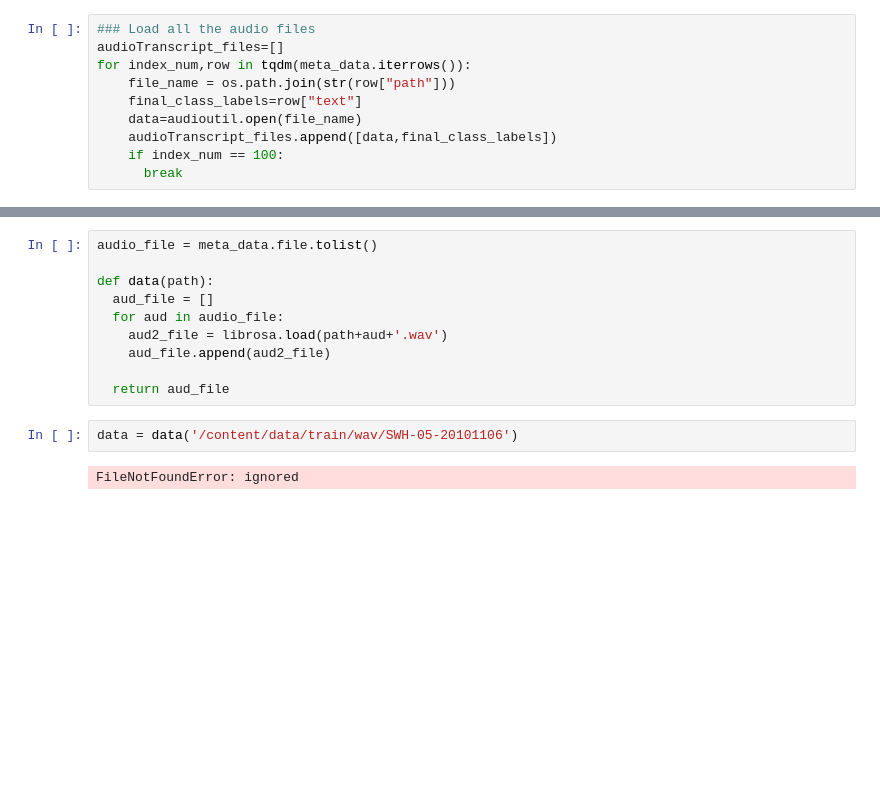
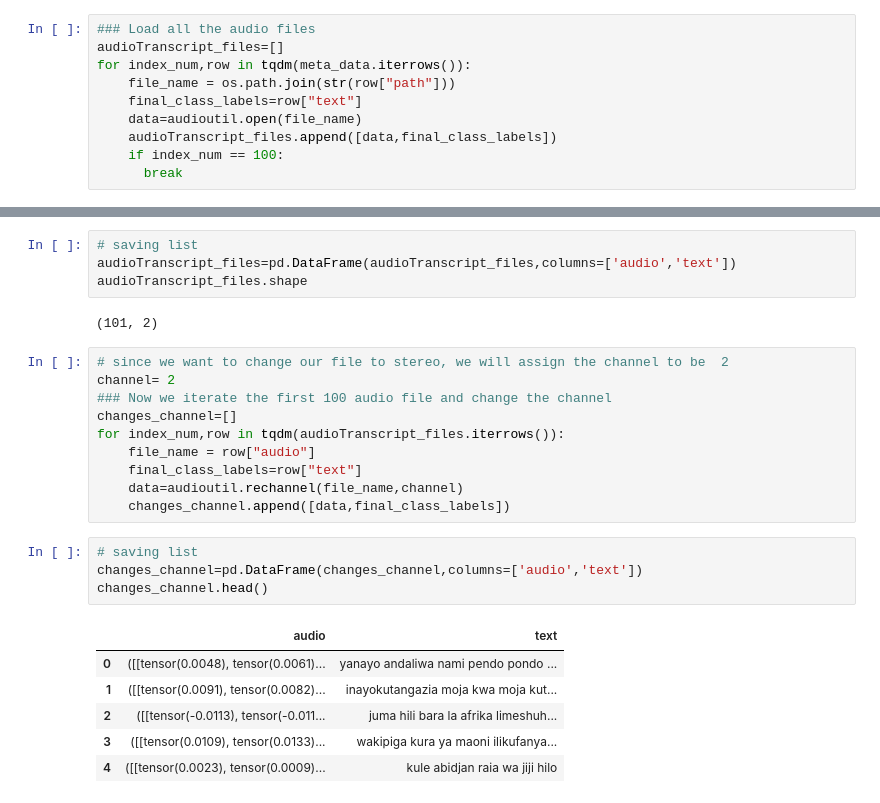
Before and after one commit to nebasam/Week-4, a Jupyter notebook: data_preprocessing.ipynb, the cells around one changed output, grey strips where cells are left out. Drawn from its saved outputs; the diff is of its cells as text; blank space fills up the shorter version.

```diff
--- a/data_preprocessing.ipynb
+++ b/data_preprocessing.ipynb
@@ -223,14 +226,27 @@ RuntimeError: ignored
-# %%
-audio_file = meta_data.file.tolist()
-
-def data(path):
-  aud_file = []
-  for aud in audio_file:
-    aud2_file = librosa.load(path+aud+'.wav')
-    aud_file.append(aud2_file)
-
-  return aud_file
-# %%
-data = data('/content/data/train/wav/SWH-05-20101106')
-# %% [output]
-FileNotFoundError: ignored
+# %%
+# saving list
+audioTranscript_files=pd.DataFrame(audioTranscript_files,columns=['audio','text'])
+audioTranscript_files.shape
+# %% [output]
+(101, 2)
+# %%
+# since we want to change our file to stereo, we will assign the channel to be  2
+channel= 2
+### Now we iterate the first 100 audio file and change the channel
+changes_channel=[]
+for index_num,row in tqdm(audioTranscript_files.iterrows()):
+    file_name = row["audio"]
+    final_class_labels=row["text"]
+    data=audioutil.rechannel(file_name,channel)
+    changes_channel.append([data,final_class_labels])
+# %%
+# saving list
+changes_channel=pd.DataFrame(changes_channel,columns=['audio','text'])
+changes_channel.head()
+# %% [output]
+|  | audio | text |
+| 0 | ([[tensor(0.0048), tensor(0.0061)... | yanayo andaliwa nami pendo pondo ... |
+| 1 | ([[tensor(0.0091), tensor(0.0082)... | inayokutangazia moja kwa moja kut... |
+| 2 | ([[tensor(-0.0113), tensor(-0.011... | juma hili bara la afrika limeshuh... |
+| 3 | ([[tensor(0.0109), tensor(0.0133)... | wakipiga kura ya maoni ilikufanya... |
+| 4 | ([[tensor(0.0023), tensor(0.0009)... | kule abidjan raia wa jiji hilo |
```
Also changed, not shown: parts of 21 cells of this notebook.
